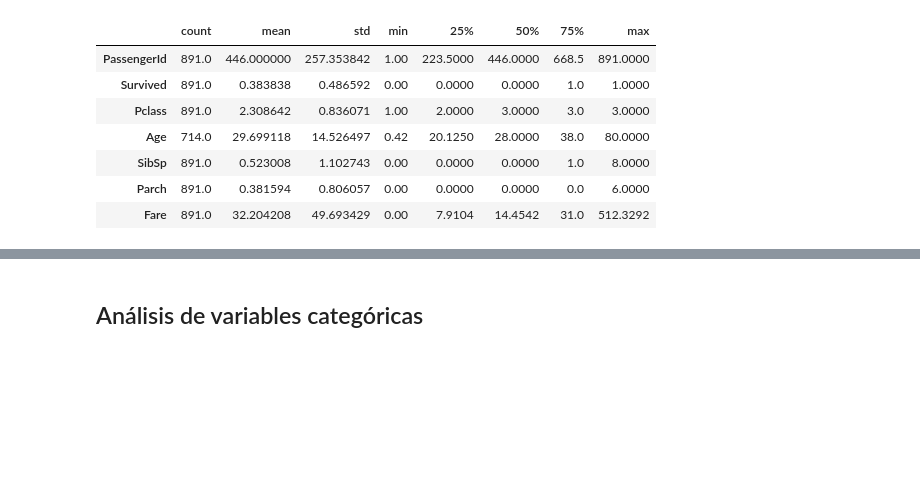
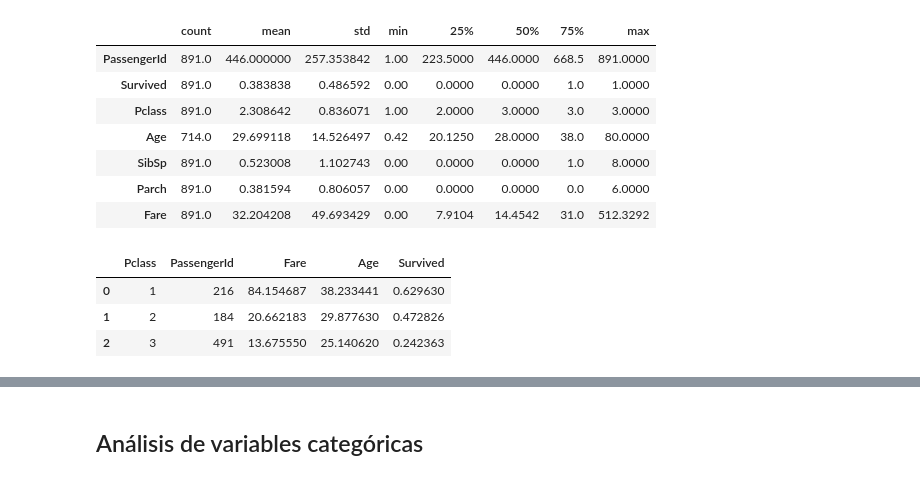
Before and after one commit to JCaballerot/Machine-Learning-Program, a Jupyter notebook: Supervised_models/Logistic_regression/Lab_Titanic.ipynb, the cells around one changed output, grey strips where cells are left out. Saved outputs shown, nothing was run; the diff lists cells and outputs as text; code cells hidden in the pictures; blank space fills up the shorter version.

```diff
--- a/Supervised_models/Logistic_regression/Lab_Titanic.ipynb
+++ b/Supervised_models/Logistic_regression/Lab_Titanic.ipynb
@@ -130,6 +130,16 @@ data.describe().transpose()
 | SibSp | 891.0 | 0.523008 | 1.102743 | 0.00 | 0.0000 | 0.0000 | 1.0 | 8.0000 |
 | Parch | 891.0 | 0.381594 | 0.806057 | 0.00 | 0.0000 | 0.0000 | 0.0 | 6.0000 |
 | Fare | 891.0 | 32.204208 | 49.693429 | 0.00 | 7.9104 | 14.4542 | 31.0 | 512.3292 |
+# %%
+data.groupby(['Pclass']).agg({"PassengerId":"count",
+                              "Fare" :"mean",
+                              "Age" : "mean",
+                              "Survived" : "mean"}).reset_index()
+# %% [output]
+|  | Pclass | PassengerId | Fare | Age | Survived |
+| 0 | 1 | 216 | 84.154687 | 38.233441 | 0.629630 |
+| 1 | 2 | 184 | 20.662183 | 29.877630 | 0.472826 |
+| 2 | 3 | 491 | 13.675550 | 25.140620 | 0.242363 |
 # %%
 # Cargar seaborn
 import seaborn as sns
```
Also changed, not shown: parts of 8 cells of this notebook.
